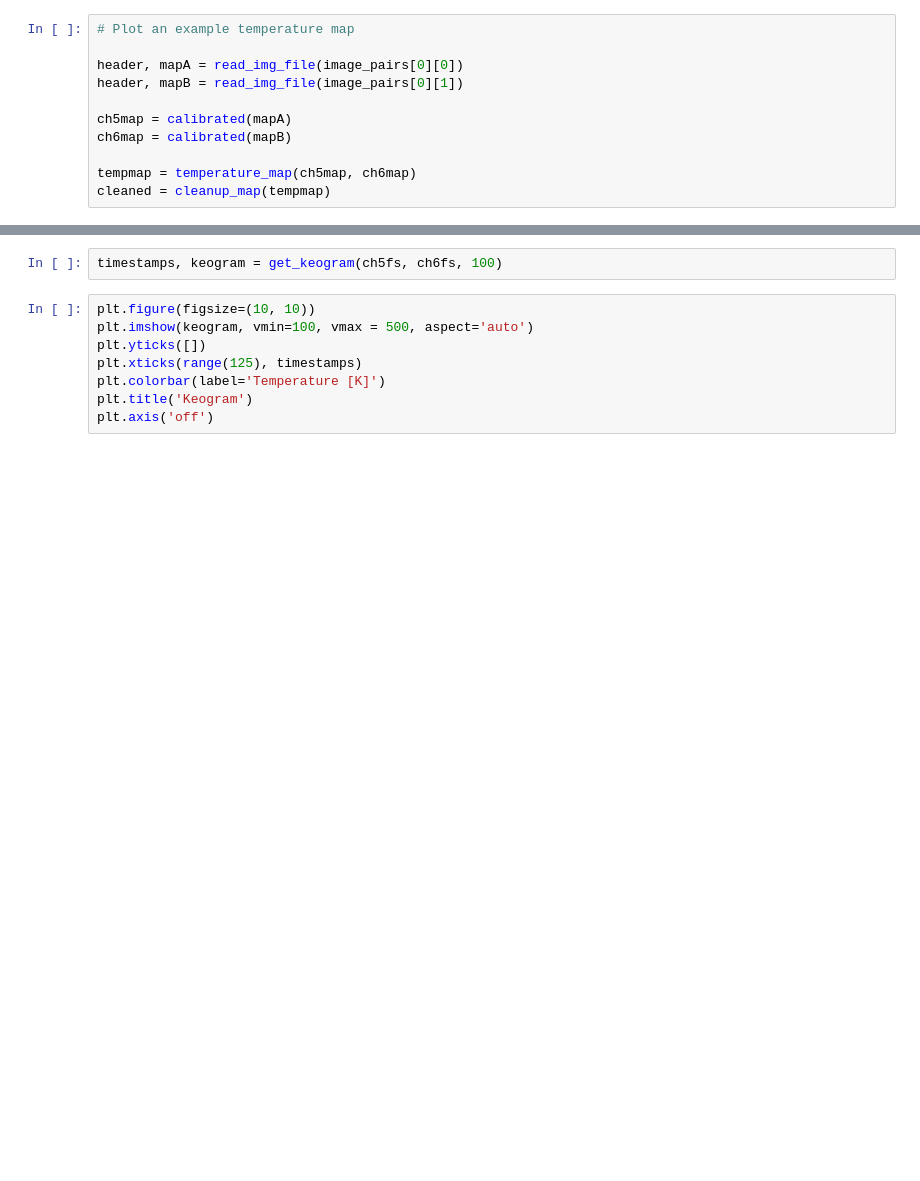
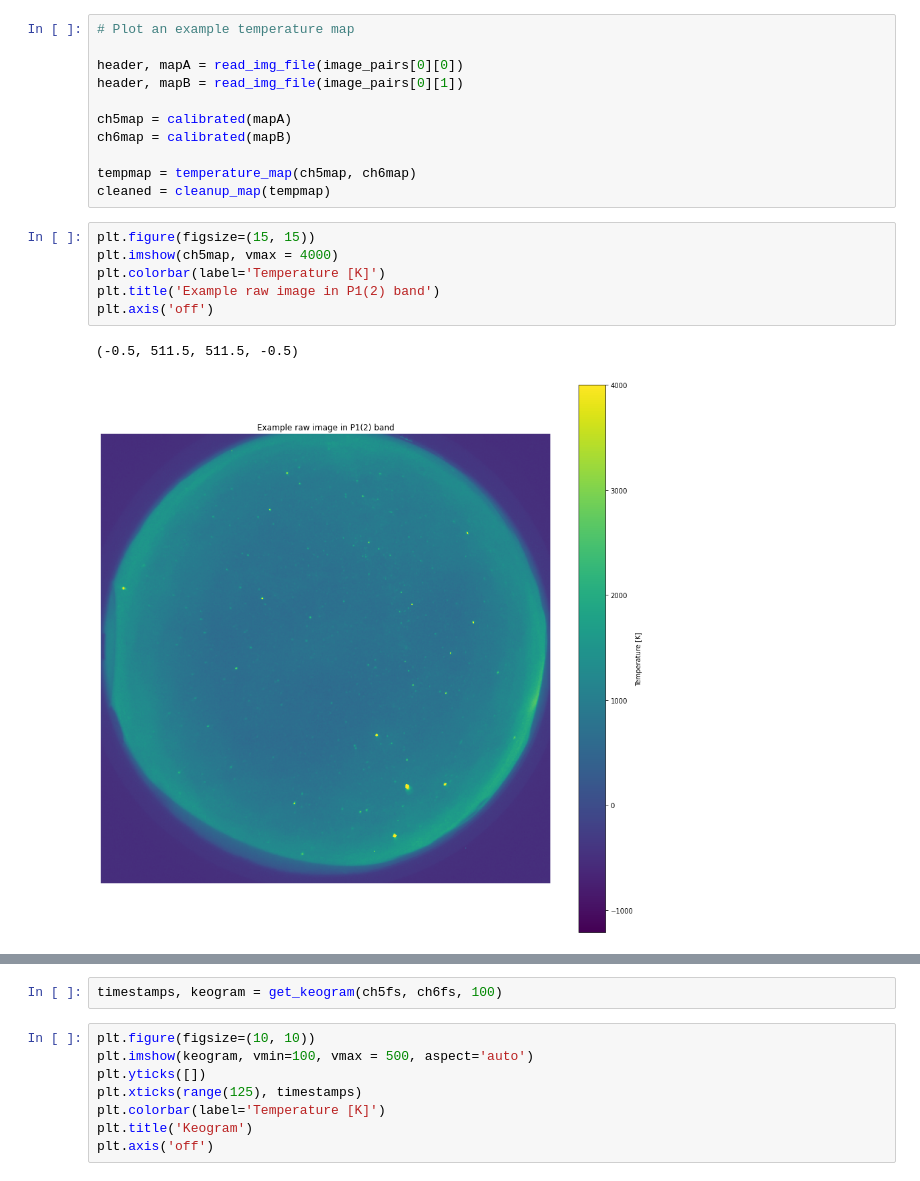
Before and after one commit to r-daytonoxland/UNISALLSKY_OH_TEMP_MAP, a Jupyter notebook: UNISAllsky_Airglow_Temp_Map.ipynb, the cells around one changed output, grey strips where cells are left out. Cells and saved outputs as stored; diff of their text form; blank space fills up the shorter version.

```diff
--- a/UNISAllsky_Airglow_Temp_Map.ipynb
+++ b/UNISAllsky_Airglow_Temp_Map.ipynb
@@ -394,6 +396,15 @@ ch6map = calibrated(mapB)
 
 tempmap = temperature_map(ch5map, ch6map)
 cleaned = cleanup_map(tempmap)
+# %%
+plt.figure(figsize=(15, 15))
+plt.imshow(ch5map, vmax = 4000)
+plt.colorbar(label='Temperature [K]')
+plt.title('Example raw image in P1(2) band')
+plt.axis('off')
+# %% [output]
+(-0.5, 511.5, 511.5, -0.5)
+[figure, added]
 # %%
 plt.figure(figsize=(15, 15))
 plt.imshow(cleaned, vmin=100, vmax = 500)
```
Also changed, not shown: parts of 2 cells of this notebook.
